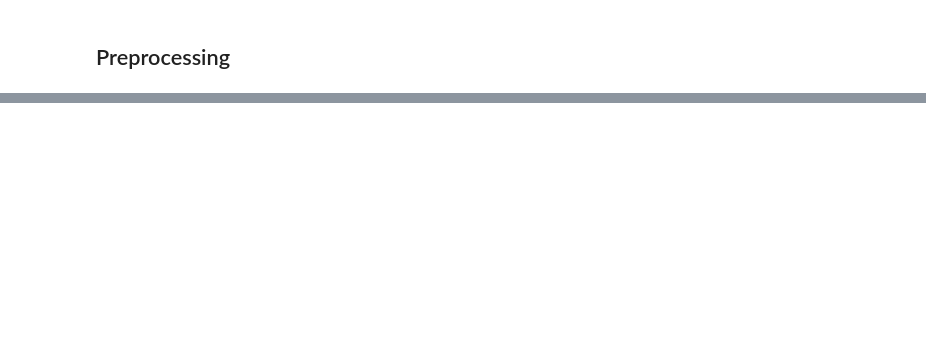
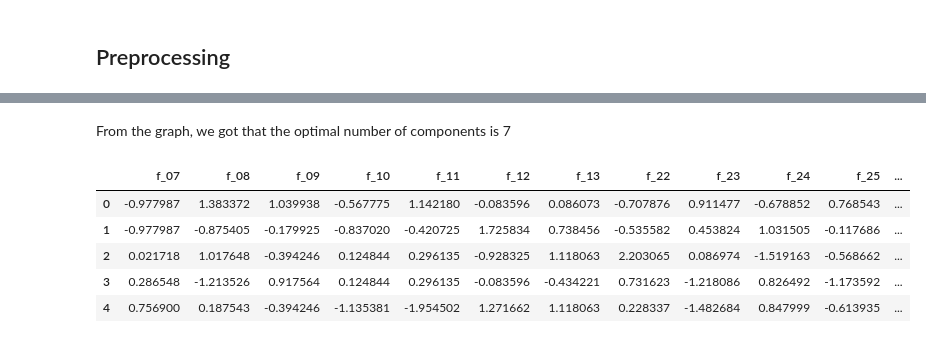
Before and after one commit to novelxv/Korika-Mentorship-Selection-2024, a Jupyter notebook: scripts/main.ipynb, the cells around one changed output, grey strips where cells are left out. Cells and saved outputs as stored; diff of their text form; code cells hidden in the pictures; blank space fills up the shorter version.

```diff
--- a/scripts/main.ipynb
+++ b/scripts/main.ipynb
@@ -196 +146,16 @@ plt.show()
+# %% [markdown]
+From the graph, we got that the optimal number of components is 7
+# %%
+# Scale the data
+transformer = PowerTransformer()
+X_scaled = transformer.fit_transform(data)
+X_scaled = pd.DataFrame(X_scaled, columns=data.columns)
+X_scaled.head()
+# %% [output]
+|  | f_07 | f_08 | f_09 | f_10 | f_11 | f_12 | f_13 | f_22 | f_23 | f_24 | f_25 | ... |
+| 0 | -0.977987 | 1.383372 | 1.039938 | -0.567775 | 1.142180 | -0.083596 | 0.086073 | -0.707876 | 0.911477 | -0.678852 | 0.768543 | ... |
+| 1 | -0.977987 | -0.875405 | -0.179925 | -0.837020 | -0.420725 | 1.725834 | 0.738456 | -0.535582 | 0.453824 | 1.031505 | -0.117686 | ... |
+| 2 | 0.021718 | 1.017648 | -0.394246 | 0.124844 | 0.296135 | -0.928325 | 1.118063 | 2.203065 | 0.086974 | -1.519163 | -0.568662 | ... |
+| 3 | 0.286548 | -1.213526 | 0.917564 | 0.124844 | 0.296135 | -0.083596 | -0.434221 | 0.731623 | -1.218086 | 0.826492 | -1.173592 | ... |
+| 4 | 0.756900 | 0.187543 | -0.394246 | -1.135381 | -1.954502 | 1.271662 | 1.118063 | 0.228337 | -1.482684 | 0.847999 | -0.613935 | ... |
 # %%
```
Also changed, not shown: parts of 10 cells of this notebook, 4 other files.
